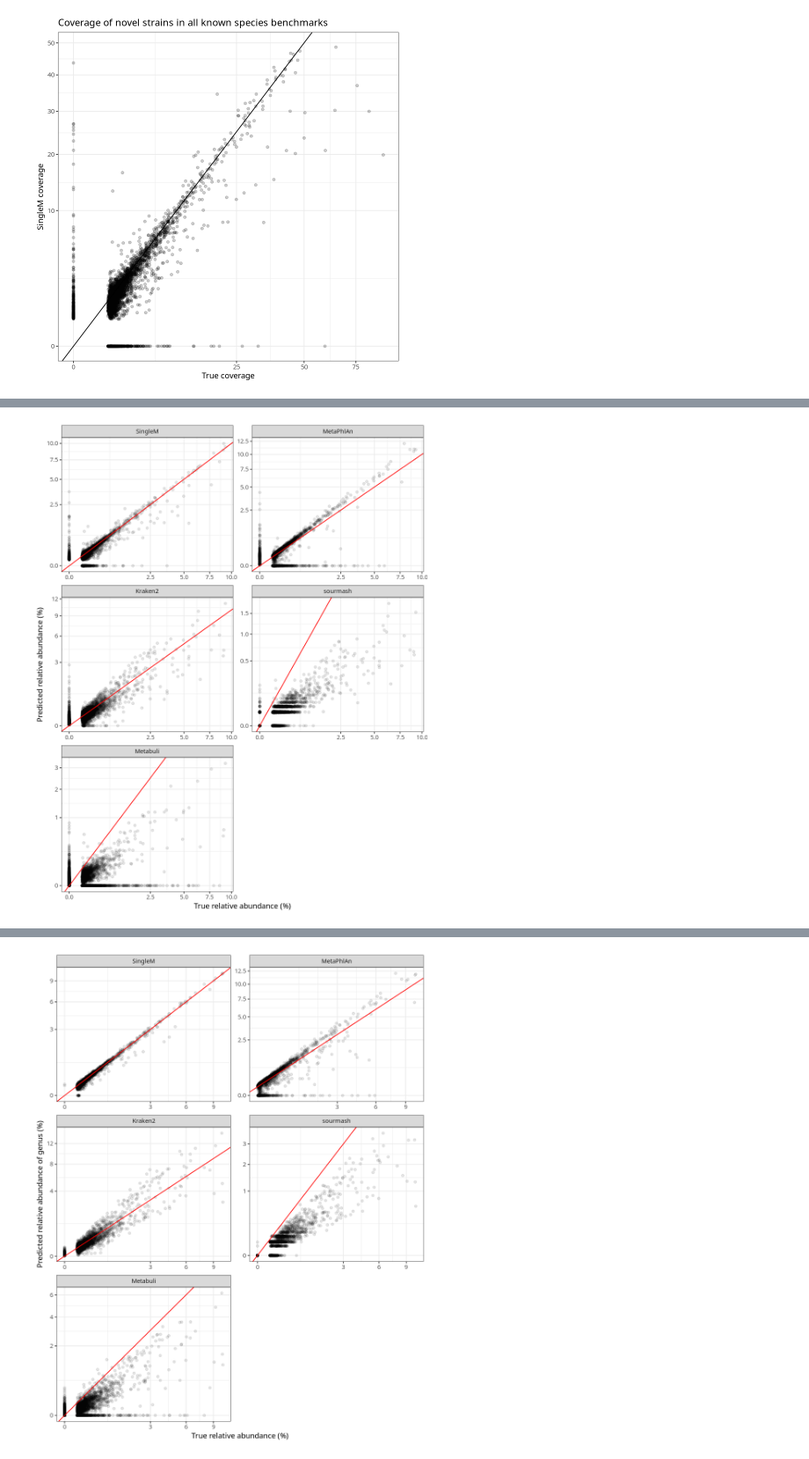
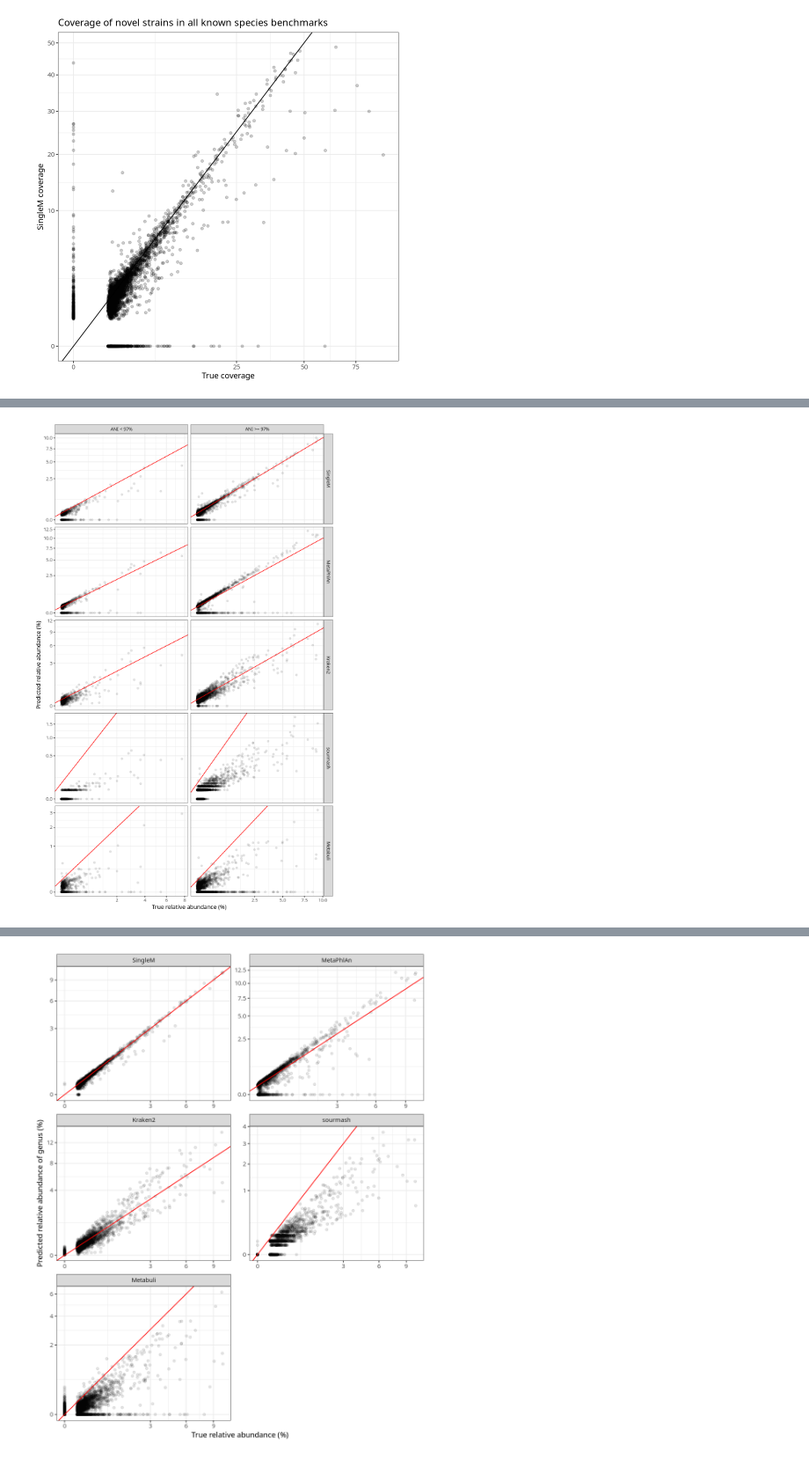
Before and after one commit to wwood/singlem-benchmarking, a Jupyter notebook: 1_novel_strains/plot.ipynb, the cells around one changed output, grey strips where cells are left out. Shown at 88% size. Cells and saved outputs as stored; diff of their text form; code cells hidden in the pictures.

```diff
--- a/1_novel_strains/plot.ipynb
+++ b/1_novel_strains/plot.ipynb
@@ -327,0 +389,5 @@ A data.table: 3 × 5
+# %%
+communities = gsub('^','marine',as.character(0:9))
+# communities = gsub('^','marine',as.character(6)) # debug
+communities_df = data.table(community=communities)
+communities_df
@@ -327,0 +408,5 @@ A data.table: 3 × 5
+# %%
+# Read the genome-wise from each community
+genomewise_communities = communities_df[,fread(paste('truths/',community,'.genomewise.csv',sep='')), by=community]
+genomewise_communities[1:3]
+dim(genomewise_communities)
@@ -327,0 +421,3 @@ A data.table: 3 × 5
+# %%
+highest_per_community = genomewise_communities[order(-coverage)][,.SD[1],by=list(community,taxonomy)]
+dim(highest_per_community)
@@ -327,0 +426,4 @@ A data.table: 3 × 5
+# %%
+highest_per_community[, shadow := gsub('^.._','',accession)]
+shadow_merge = merge(highest_per_community[,.(community,shadow,taxonomy)], shadow_anis, by='shadow')
+shadow_merge[1:3]
@@ -328,15 +445,19 @@ A data.table: 3 × 5
 # %%
-# All tools
-# First convert to relabund
-m[, tool_coverage_relabund := tool_coverage/sum(tool_coverage)*100, by=list(tool, community)]
-m[, true_coverage_relabund := true_coverage/sum(true_coverage)*100, by=list(tool, community)]
+m_species = m[grep('s__',taxonomy)]
+shadow_merge[, taxonomy := gsub('; ',';', taxonomy)]
 
-m = m[tool %in% correct_taxonomy_tools]
-m[, tool2 := name_to_publication_name(tool, correct_taxonomy_only=T)]
+shadow_merge[, com_tax := paste(community, taxonomy)]
+m_species[, com_tax := paste(community, taxonomy)]
+
+m_species2 = merge(m_species, shadow_merge[,.(com_tax, ANI)], by='com_tax')
 
 original_width_height = c(getOption('repr.plot.width'), getOption('repr.plot.height'))
-options(repr.plot.width=8, repr.plot.height=10)
-qplot(data=m[grep('s__',taxonomy)], true_coverage_relabund, tool_coverage_relabund, geom='point', xlab='True relative abundance (%)', ylab='Predicted relative abundance (%)', alpha=I(1/10)) + geom_abline(intercept=0, slope=1, colour='red')+scale_x_sqrt()+scale_y_sqrt()+facet_wrap(~tool2, ncol=2, scales='free')
+options(repr.plot.width=8, repr.plot.height=13)
+
+m_species2[, ANI98_str := 'ANI < 97%']
+m_species2[ANI >= 97, ANI98_str := 'ANI >= 97%']
+
+qplot(data=m_species2, true_coverage_relabund, tool_coverage_relabund, geom='point', xlab='True relative abundance (%)', ylab='Predicted relative abundance (%)', alpha=I(1/10)) + geom_abline(intercept=0, slope=1, colour='red')+scale_x_sqrt()+scale_y_sqrt()+facet_grid(tool2~ANI98_str, scales='free')
 options(repr.plot.width=original_width_height[1], repr.plot.height=original_width_height[2])
 # %% [output]
-[figure, old version]
+[figure, new version]
```
Also changed, not shown: parts of 29 cells of this notebook, 15 other files.
